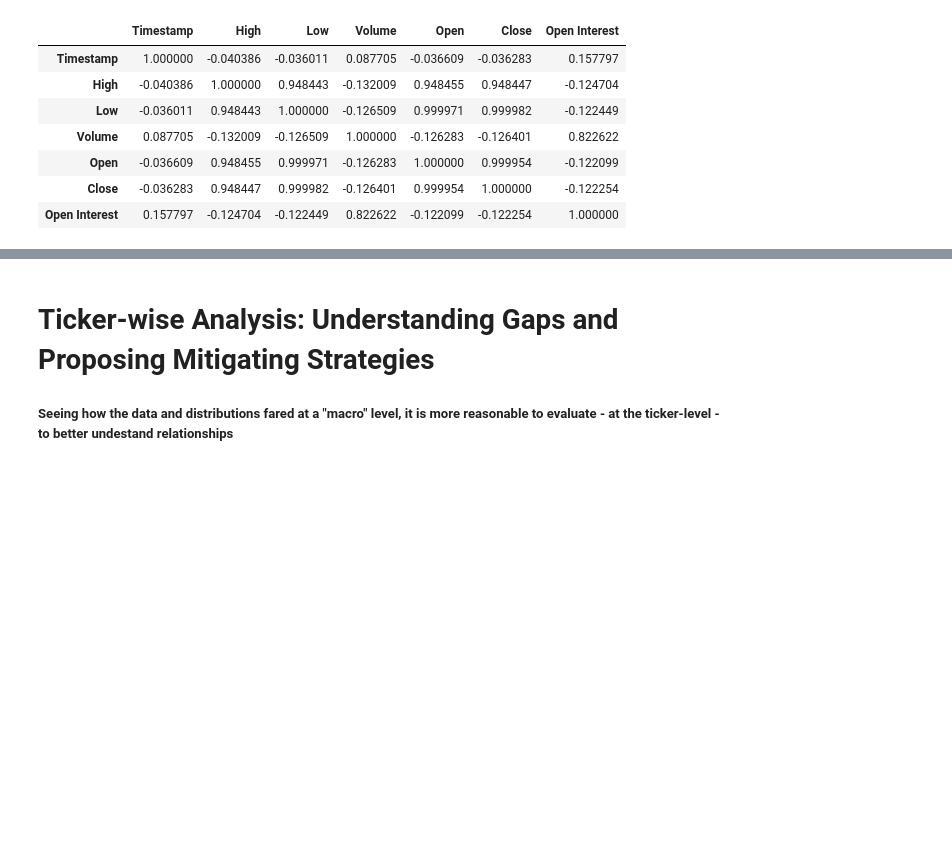
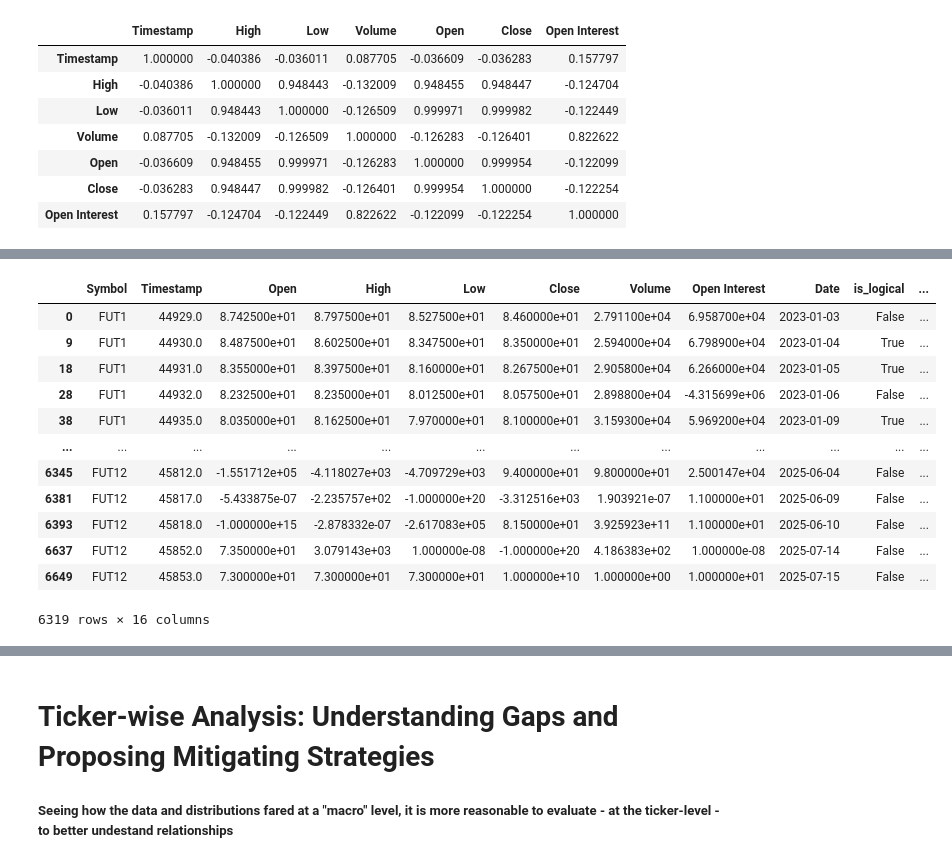
Before and after one commit to shrimant100/Nascent, a Jupyter notebook: notebooks/tasks.ipynb, the cells around one changed output, grey strips where cells are left out. Drawn from its saved outputs; the diff is of its cells as text; code cells hidden in the pictures; blank space fills up the shorter version.

```diff
--- a/notebooks/tasks.ipynb
+++ b/notebooks/tasks.ipynb
@@ -1093,0 +1070,16 @@ Processed df for Symbol: FUT12
+# %%
+fut_processed
+# %% [output]
+|  | Symbol | Timestamp | Open | High | Low | Close | Volume | Open Interest | Date | is_logical | ... |
+| 0 | FUT1 | 44929.0 | 8.742500e+01 | 8.797500e+01 | 8.527500e+01 | 8.460000e+01 | 2.791100e+04 | 6.958700e+04 | 2023-01-03 | False | ... |
+| 9 | FUT1 | 44930.0 | 8.487500e+01 | 8.602500e+01 | 8.347500e+01 | 8.350000e+01 | 2.594000e+04 | 6.798900e+04 | 2023-01-04 | True | ... |
+| 18 | FUT1 | 44931.0 | 8.355000e+01 | 8.397500e+01 | 8.160000e+01 | 8.267500e+01 | 2.905800e+04 | 6.266000e+04 | 2023-01-05 | True | ... |
+| 28 | FUT1 | 44932.0 | 8.232500e+01 | 8.235000e+01 | 8.012500e+01 | 8.057500e+01 | 2.898800e+04 | -4.315699e+06 | 2023-01-06 | False | ... |
+| 38 | FUT1 | 44935.0 | 8.035000e+01 | 8.162500e+01 | 7.970000e+01 | 8.100000e+01 | 3.159300e+04 | 5.969200e+04 | 2023-01-09 | True | ... |
+| ... | ... | ... | ... | ... | ... | ... | ... | ... | ... | ... | ... |
+| 6345 | FUT12 | 45812.0 | -1.551712e+05 | -4.118027e+03 | -4.709729e+03 | 9.400000e+01 | 9.800000e+01 | 2.500147e+04 | 2025-06-04 | False | ... |
+| 6381 | FUT12 | 45817.0 | -5.433875e-07 | -2.235757e+02 | -1.000000e+20 | -3.312516e+03 | 1.903921e-07 | 1.100000e+01 | 2025-06-09 | False | ... |
+| 6393 | FUT12 | 45818.0 | -1.000000e+15 | -2.878332e-07 | -2.617083e+05 | 8.150000e+01 | 3.925923e+11 | 1.100000e+01 | 2025-06-10 | False | ... |
+| 6637 | FUT12 | 45852.0 | 7.350000e+01 | 3.079143e+03 | 1.000000e-08 | -1.000000e+20 | 4.186383e+02 | 1.000000e-08 | 2025-07-14 | False | ... |
+| 6649 | FUT12 | 45853.0 | 7.300000e+01 | 7.300000e+01 | 7.300000e+01 | 1.000000e+10 | 1.000000e+00 | 1.000000e+01 | 2025-07-15 | False | ... |
+6319 rows × 16 columns
```
Also changed, not shown: parts of 18 cells of this notebook, 2 other files.
